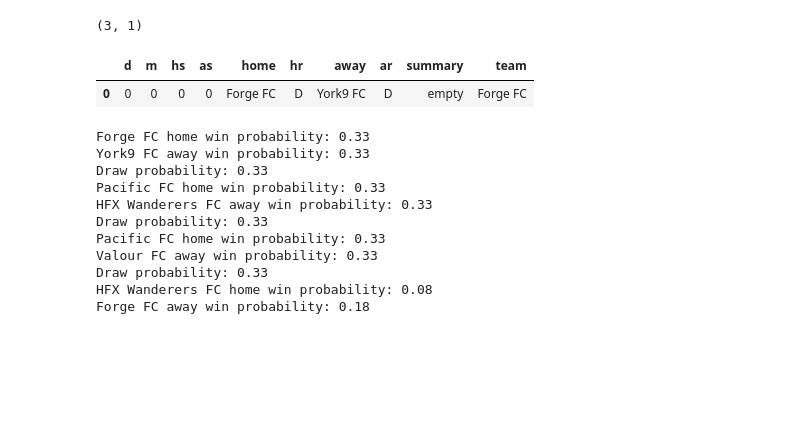
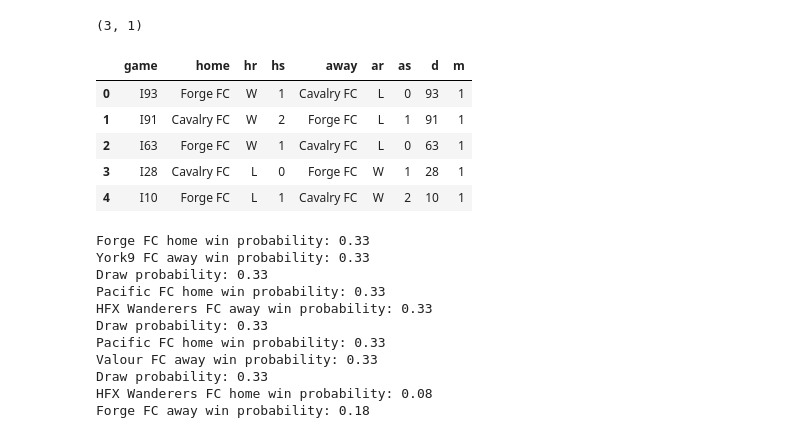
Before and after one commit to tamccullough/nutmeg, a Jupyter notebook: soccer_gnb_classifier.ipynb, the cells around one changed output. Drawn from its saved outputs; the diff is of its cells as text; code cells hidden in the pictures; blank space fills up the shorter version.

```diff
--- a/soccer_gnb_classifier.ipynb
+++ b/soccer_gnb_classifier.ipynb
@@ -73,7 +73,7 @@ hp, ap
 # %%
 def get_team_comparison(data,q1,q2):
     # getting games with q1 in both home or away
-    db = data[data['home'] == q1]
+    db = data[(data['home'] == q1) | (data['away'] == q1)]
     db = db.reset_index()
     db.pop('index')
     # filering down more to get only the games against q2
@@ -84,10 +84,17 @@ def get_team_comparison(data,q1,q2):
     db.pop('index')
     if db.empty == True:
         db = pd.DataFrame([(0,0,0,0,q1,'D',q2,'D','empty',q1)],columns=['d','m','hs','as','home','hr','away','ar','summary','team'])
-    return db
+    if db.shape[0] > 15:
+        return db.head(15)
+    else:
+        return db
 # %%
-games = get_team_comparison(db.head(0),'Forge FC','York9 FC')
+games = get_team_comparison(db.head(3800),'Forge FC','Cavalry FC')
 games
 # %% [output]
-|  | d | m | hs | as | home | hr | away | ar | summary | team |
-| 0 | 0 | 0 | 0 | 0 | Forge FC | D | York9 FC | D | empty | Forge FC |
+|  | game | home | hr | hs | away | ar | as | d | m |
+| 0 | I93 | Forge FC | W | 1 | Cavalry FC | L | 0 | 93 | 1 |
+| 1 | I91 | Cavalry FC | W | 2 | Forge FC | L | 1 | 91 | 1 |
+| 2 | I63 | Forge FC | W | 1 | Cavalry FC | L | 0 | 63 | 1 |
+| 3 | I28 | Cavalry FC | L | 0 | Forge FC | W | 1 | 28 | 1 |
+| 4 | I10 | Forge FC | L | 1 | Cavalry FC | W | 2 | 10 | 1 |
```
Also changed, not shown: parts of 6 cells of this notebook, 1 other file.
